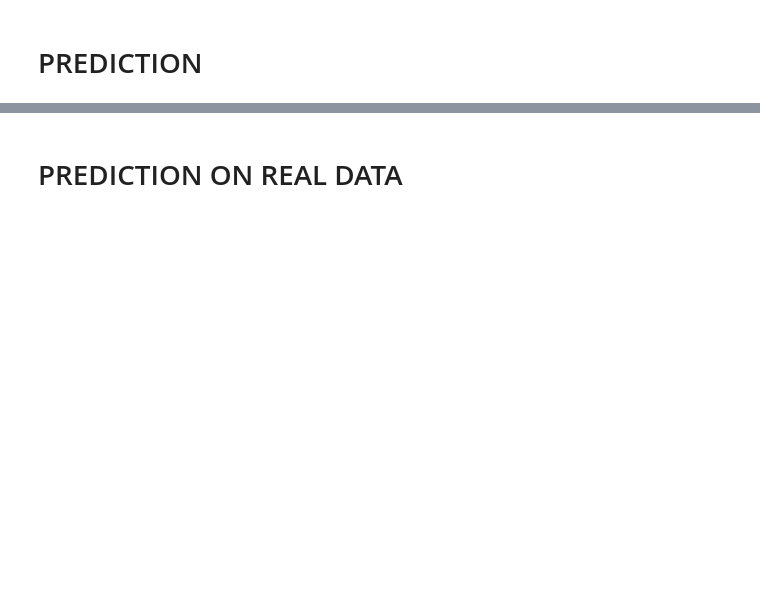
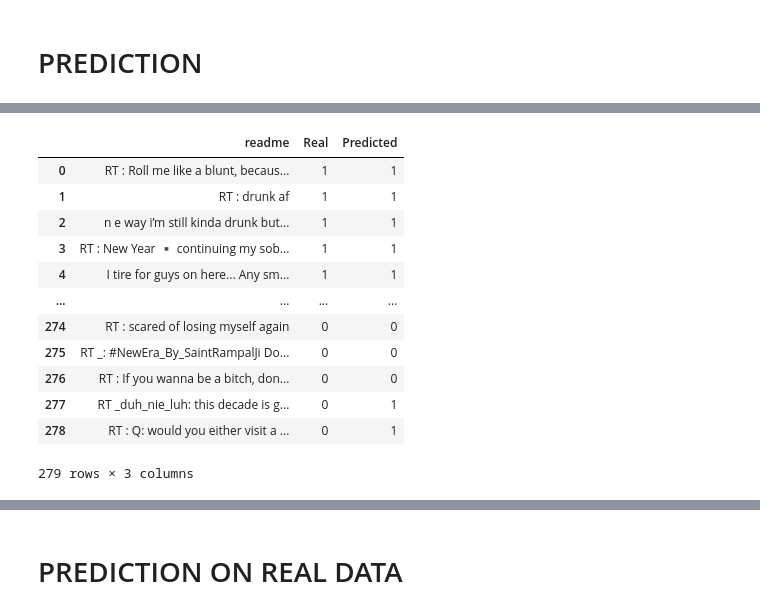
Before and after one commit to JulinaM/robertaForTweetAnalysis, a Jupyter notebook: finetune/400Vs3200-TweetBERT.ipynb, the cells around one changed output, grey strips where cells are left out. Saved outputs shown, nothing was run; the diff lists cells and outputs as text; code cells hidden in the pictures; blank space fills up the shorter version.

```diff
--- a/finetune/400Vs3200-TweetBERT.ipynb
+++ b/finetune/400Vs3200-TweetBERT.ipynb
@@ -406,9 +421,23 @@ y_review_texts, y_pred, y_pred_probs, y_test = get_predictions(model, test_data_
 # %%
 y_pred_probs_pd = [y.numpy() for y in y_pred_probs]
 someListOfLists = list(zip(y_review_texts, y_test.numpy(), y_pred.numpy()))
 npa = np.asarray(someListOfLists)
-dff = pd.DataFrame(someListOfLists, columns = ['readme', 'Real', 'Predicted' ])
+dff = pd.DataFrame(someListOfLists, columns = ['Tweet', 'Real', 'Predicted' ])
 dff
+# %% [output]
+|  | readme | Real | Predicted |
+| 0 | RT : Roll me like a blunt, becaus... | 1 | 1 |
+| 1 | RT : drunk af | 1 | 1 |
+| 2 | n e way i’m still kinda drunk but... | 1 | 1 |
+| 3 | RT : New Year ▪ continuing my sob... | 1 | 1 |
+| 4 | I tire for guys on here... Any sm... | 1 | 1 |
+| ... | ... | ... | ... |
+| 274 | RT : scared of losing myself again | 0 | 0 |
+| 275 | RT _: #NewEra_By_SaintRampalJi Do... | 0 | 0 |
+| 276 | RT : If you wanna be a bitch, don... | 0 | 0 |
+| 277 | RT _duh_nie_luh: this decade is g... | 0 | 1 |
+| 278 | RT : Q: would you either visit a ... | 0 | 1 |
+279 rows × 3 columns
 # %%
 dff.to_csv( outFilepath + 'test_pred.csv')
 # %%
```
Also changed, not shown: parts of 15 cells of this notebook, 2 other files.
